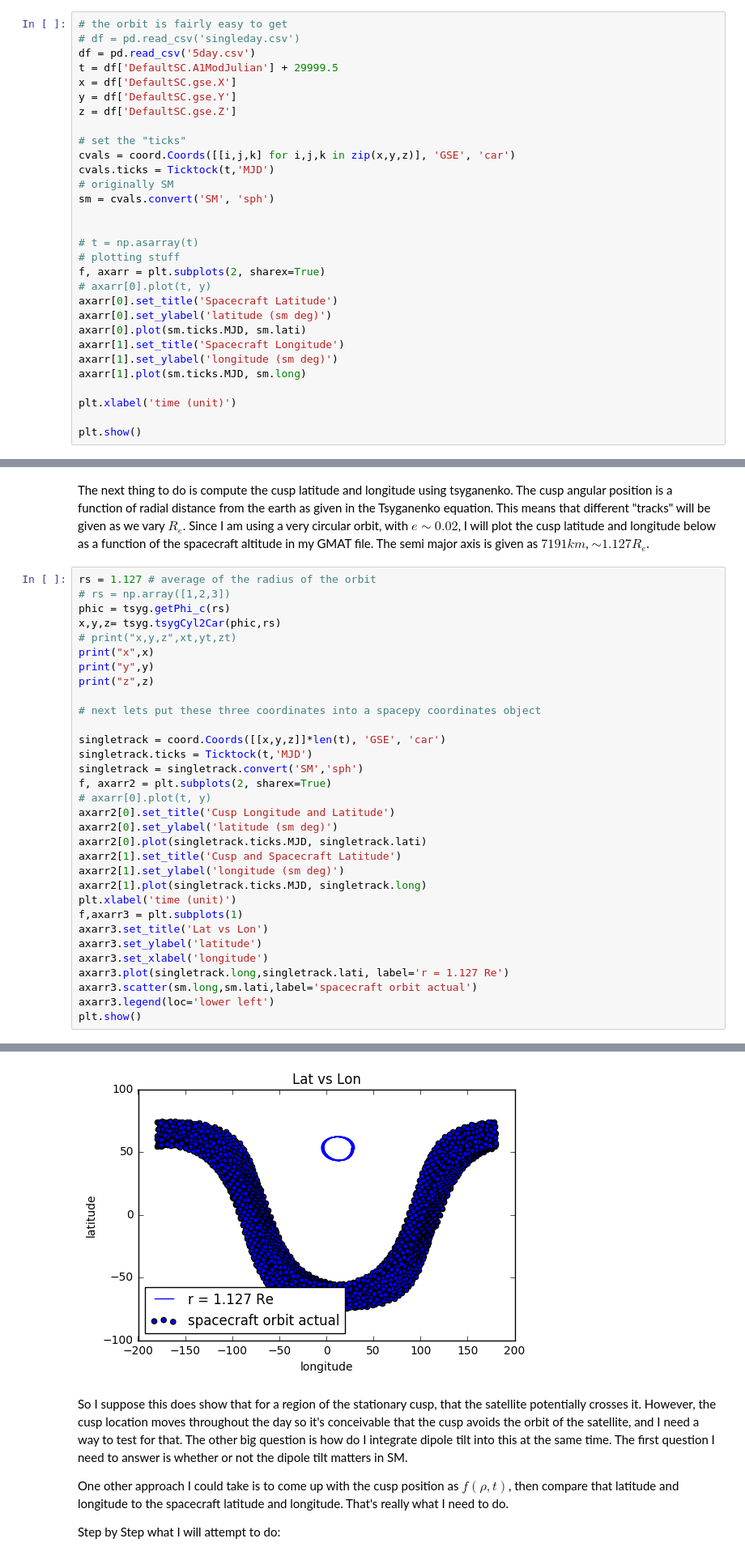
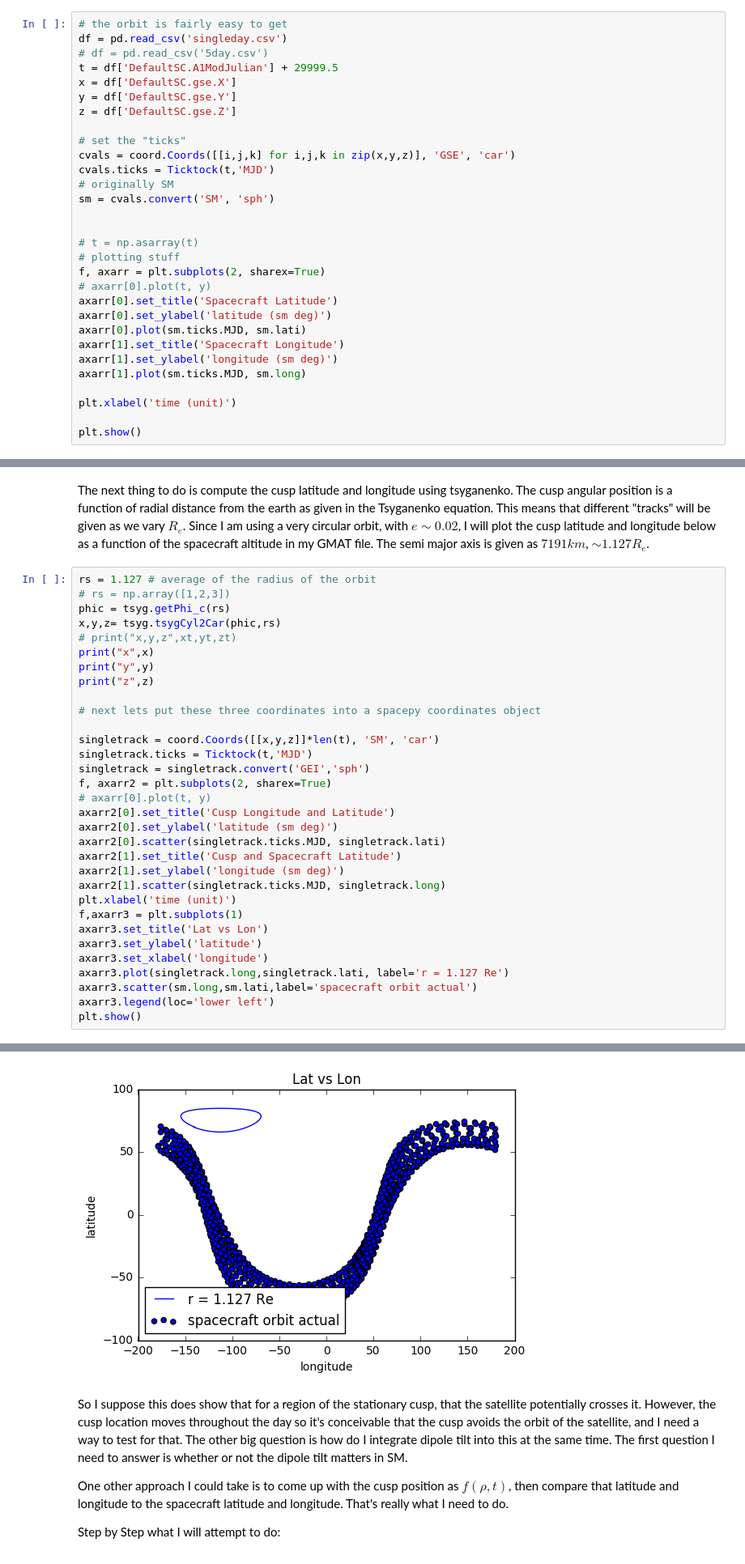
Before and after one commit to fsbr/se3-path-planner, a Jupyter notebook: modularPlanner/Cusp Plots (Daily).ipynb, the cells around one changed output, grey strips where cells are left out. Shown: that part at 81% size. Drawn from its saved outputs; the diff is of its cells as text.

```diff
--- a/modularPlanner/Cusp Plots (Daily).ipynb
+++ b/modularPlanner/Cusp Plots (Daily).ipynb
@@ -43,8 +43,8 @@ Note that below, there are many ways that we could set up the subplot, but I jus
 Note: The units for this system is solar magnetic degrees.  Some plots I did gave me that kind of bias to think that SM would be the best coordinate system for this. (That's probably not true but there are many ways to solve this problem).
 # %%
 # the orbit is fairly easy to get
-# df = pd.read_csv('singleday.csv')
-df = pd.read_csv('5day.csv')
+df = pd.read_csv('singleday.csv')
+# df = pd.read_csv('5day.csv')
 t = df['DefaultSC.A1ModJulian'] + 29999.5
 x = df['DefaultSC.gse.X']
 y = df['DefaultSC.gse.Y']
@@ -87,17 +87,17 @@ print("z",z)
 
 # next lets put these three coordinates into a spacepy coordinates object
 
-singletrack = coord.Coords([[x,y,z]]*len(t), 'GSE', 'car')
+singletrack = coord.Coords([[x,y,z]]*len(t), 'SM', 'car')
 singletrack.ticks = Ticktock(t,'MJD')
-singletrack = singletrack.convert('SM','sph')
+singletrack = singletrack.convert('GEI','sph')
 f, axarr2 = plt.subplots(2, sharex=True)
 # axarr[0].plot(t, y)
 axarr2[0].set_title('Cusp Longitude and Latitude')
 axarr2[0].set_ylabel('latitude (sm deg)')
-axarr2[0].plot(singletrack.ticks.MJD, singletrack.lati)
+axarr2[0].scatter(singletrack.ticks.MJD, singletrack.lati)
 axarr2[1].set_title('Cusp and Spacecraft Latitude')
 axarr2[1].set_ylabel('longitude (sm deg)')
-axarr2[1].plot(singletrack.ticks.MJD, singletrack.long)
+axarr2[1].scatter(singletrack.ticks.MJD, singletrack.long)
 plt.xlabel('time (unit)')
 f,axarr3 = plt.subplots(1)
 axarr3.set_title('Lat vs Lon')
@@ -116,4 +116,4 @@ z 1.0915602115
-[figure, old version]
+[figure, new version]
 # %% [markdown]
 So I suppose this does show that for a region of the stationary cusp, that the satellite potentially crosses it.  However, the cusp location moves throughout the day so it's conceivable that the cusp avoids the orbit of the satellite, and I need a way to test for that.  The other big question is how do I integrate dipole tilt into this at the same time.  The first question I need to answer is whether or not the dipole tilt matters in SM.
 
```
Also changed, not shown: parts of 8 cells of this notebook, 1 other file.
